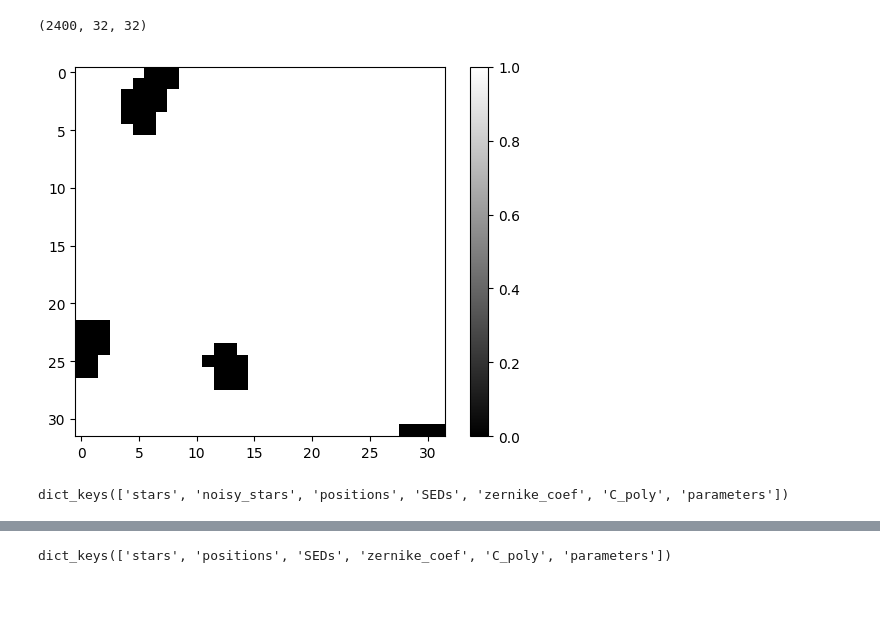
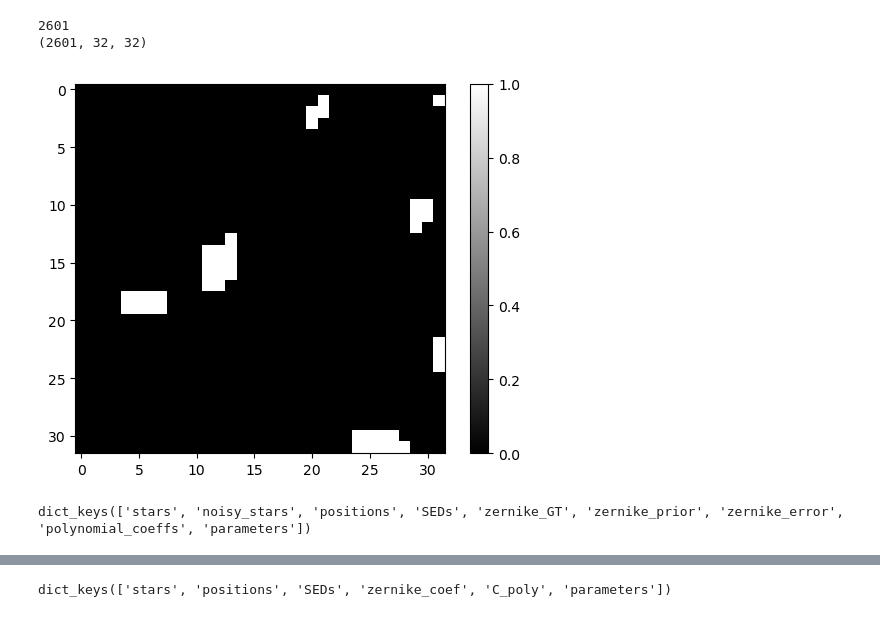
Before and after one commit to CosmoStat/wf-psf, a Jupyter notebook: data/masked_dataset/gen_masked_dataset.ipynb, the cells around one changed output, grey strips where cells are left out. Cells and saved outputs as stored; diff of their text form; code cells hidden in the pictures.

```diff
--- a/data/masked_dataset/gen_masked_dataset.ipynb
+++ b/data/masked_dataset/gen_masked_dataset.ipynb
@@ -7,0 +12,5 @@ dataset_train_200 = np.load('../data/train_Euclid_res_200_TrainStars_id_001.npy'
+# %%
+dataset_test_no_sfe = np.load('../euclid_sims/test_NoSFE_01nm_id_11.npy', allow_pickle=True)[()]
+dataset_test_sfe = np.load('../euclid_sims/test_SFE_01nm_id_11.npy', allow_pickle=True)[()]
+dataset_train_sfe = np.load('../euclid_sims/train_NoSFE_err_01nm_id_11.npy', allow_pickle=True)[()]
+dataset_train_no_sfe = np.load('../euclid_sims/train_SFE_err_01nm_id_11.npy', allow_pickle=True)[()]
@@ -36,16 +77,21 @@ plt.show()
 # %%
-shape = dataset_test['stars'][0].shape
+# Generating masks for SFE stars
+num_of_stars = len(dataset_train_no_sfe['stars']) + len(dataset_test_no_sfe['stars'])
+print(num_of_stars)
 
-masks = mask_generator(2400, shape)
+shape = dataset_train_no_sfe['stars'][0].shape
+
+masks = mask_generator(num_of_stars, shape)
 print(masks.shape)
 
-plt.imshow(masks[0], cmap='gray', vmin=0, vmax=1)
+plt.imshow((1-masks[0]), cmap='gray', vmin=0, vmax=1)
 plt.colorbar()
 plt.show()
 # %% [output]
-(2400, 32, 32)
+2601
+(2601, 32, 32)
-[figure, old version]
+[figure, new version]
 # %%
-dataset_train_2000.keys()
+dataset_train_no_sfe.keys()
 # %% [output]
-dict_keys(['stars', 'noisy_stars', 'positions', 'SEDs', 'zernike_coef', 'C_poly', 'parameters'])
+dict_keys(['stars', 'noisy_stars', 'positions', 'SEDs', 'zernike_GT', 'zernike_prior', 'zernike_error', 'polynomial_coeffs', 'parameters'])
```
Also changed, not shown: parts of 21 cells of this notebook, 1 other file.
